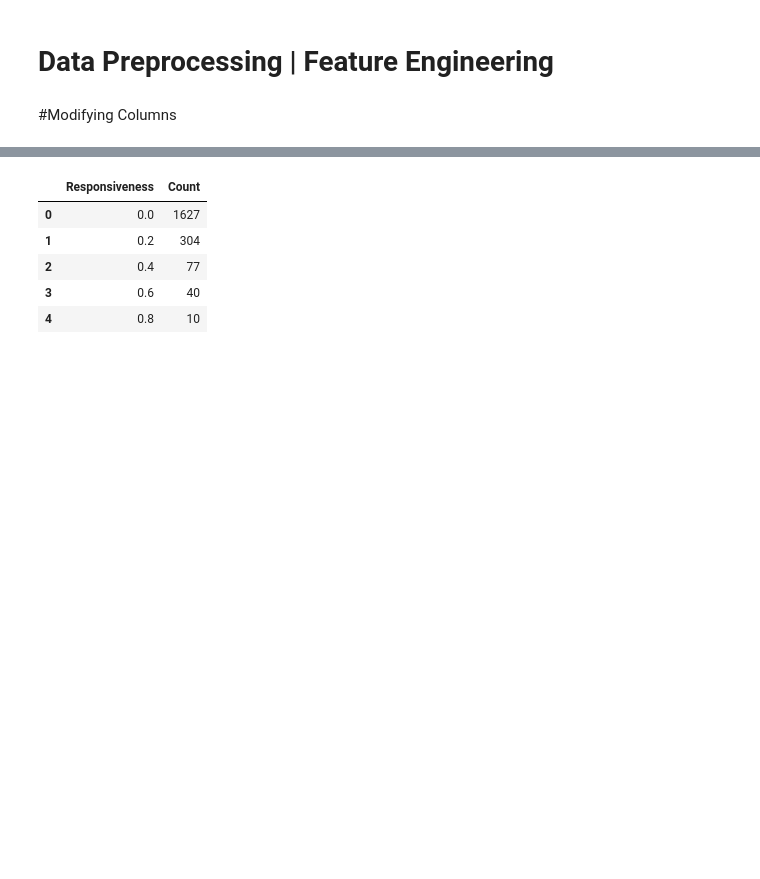
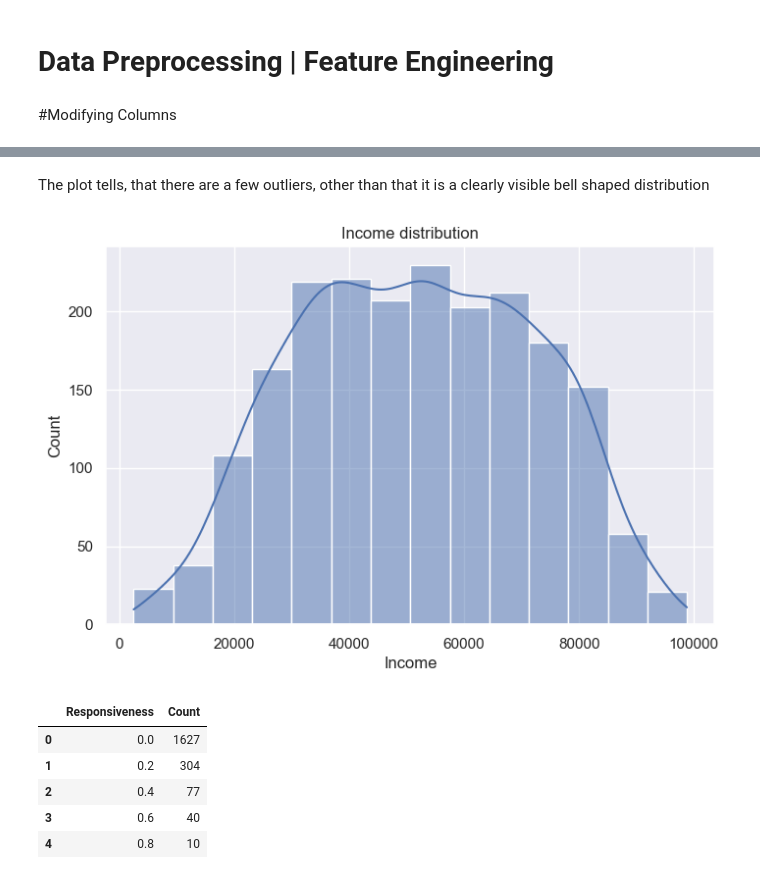
Before and after one commit to szba-ds/iFood-Data-Aanalyst-Case-Using-Classification-Algorithms, a Jupyter notebook: Preprocessing_iFood.ipynb, the cells around one changed output, grey strips where cells are left out. Cells and saved outputs as stored; diff of their text form; code cells hidden in the pictures; blank space fills up the shorter version.

```diff
--- a/Preprocessing_iFood.ipynb
+++ b/Preprocessing_iFood.ipynb
@@ -102,3 +115,16 @@ df.drop(columns=['ID'], inplace=True) # We dropped the ID values, because they a
+# %% [markdown]
+The plot tells, that there are a few outliers, other than that it is a clearly visible bell shaped distribution
+# %%
+df = df.loc[df['Income']<=100000]
+
+plt.figure(figsize=(8,5))
+sns.histplot(df['Income'], bins = 14, kde=True)
+plt.xlabel("Income")
+plt.ylabel("Count")
+plt.title("Income distribution")
+plt.show()
+# %% [output]
+[figure, added]
 # %%
 #Distribution of Responsiveness
 
```
Also changed, not shown: parts of 33 cells of this notebook, 1 other file.
